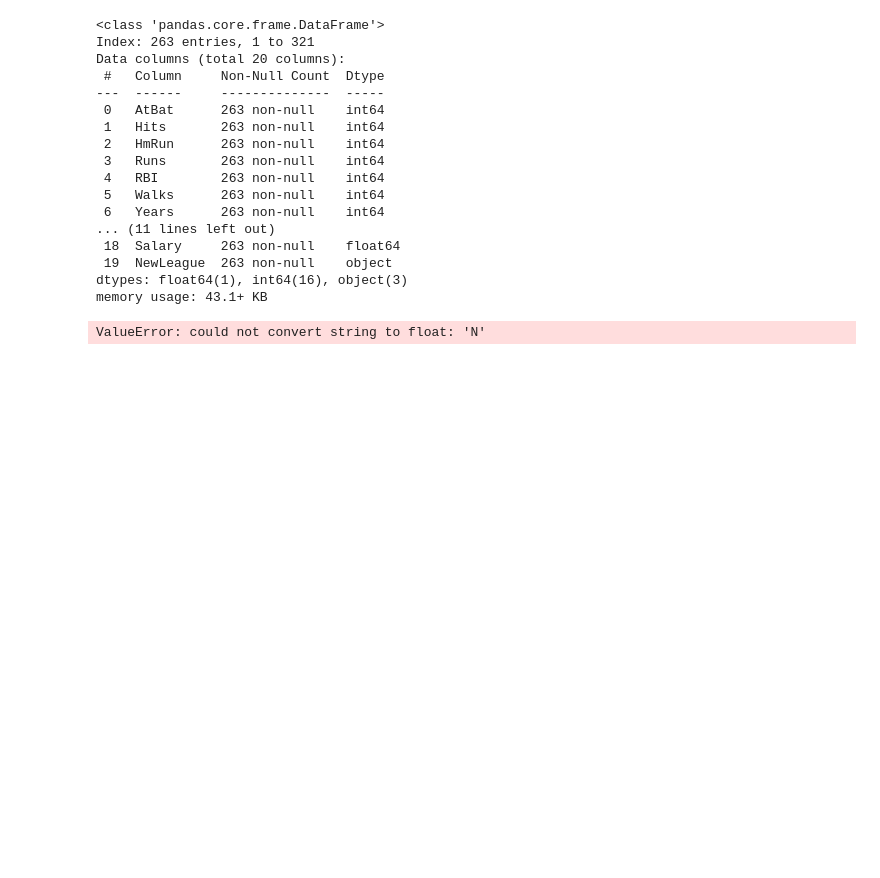
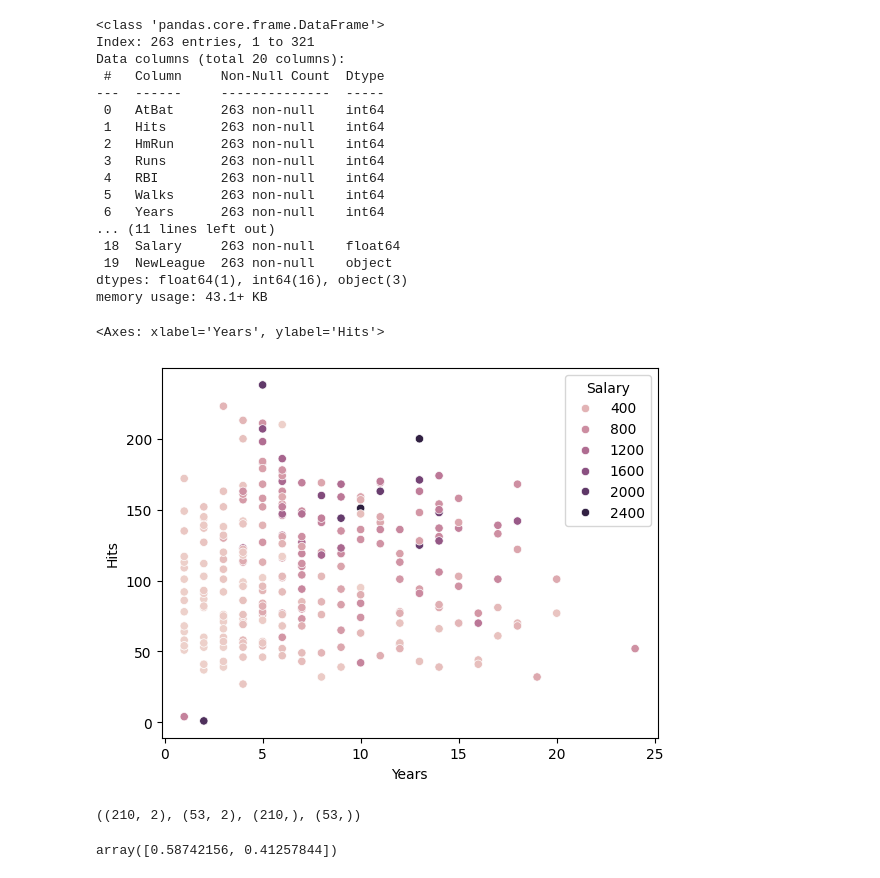
Before and after one commit to SFredin1/Machine-learning-AI23, a Jupyter notebook: Code_Along/Lec12_Decision_tree.ipynb, the cells around one changed output. Saved outputs shown, nothing was run; the diff lists cells and outputs as text; code cells hidden in the pictures; blank space fills up the shorter version.

```diff
--- a/Code_Along/Lec12_Decision_tree.ipynb
+++ b/Code_Along/Lec12_Decision_tree.ipynb
@@ -21,11 +24,3 @@ Data columns (total 20 columns):
  19  NewLeague  263 non-null    object
 dtypes: float64(1), int64(16), object(3)
 memory usage: 43.1+ KB
-# %%
-import seaborn as sns
-import matplotlib.pyplot as plt
-
-fig, ax = plt.figure(figsize=(8,6))
-ax.set()
-# %% [output]
-ValueError: could not convert string to float: 'N'
@@ -36,0 +27,26 @@ model_tree = DecisionTreeRegressor(max_depth=2)
+# %%
+sns.scatterplot(data = df, x = "Years", y = "Hits", hue="Salary")
+# %% [output]
+<Axes: xlabel='Years', ylabel='Hits'>
+[figure, added]
+# %%
+from sklearn.tree import DecisionTreeRegressor, plot_tree
+from sklearn.model_selection import train_test_split
+import matplotlib.pyplot as plt
+model = DecisionTreeRegressor(max_depth=2)
+
+# for pedagogigal reason - pick same as in theory
+X, y = df[["Years", "Hits"]], df["Salary"]
+
+X_train, X_test, y_train, y_test = train_test_split(
+    X, y, test_size=0.2, random_state=42
+)
+
+X_train.shape, X_test.shape, y_train.shape, y_test.shape
+# %% [output]
+((210, 2), (53, 2), (210,), (53,))
+# %%
+model.fit(X_train, y_train)
+model.feature_importances_
+# %% [output]
+array([0.58742156, 0.41257844])
```
Also changed, not shown: parts of 11 cells of this notebook, 10 other files.
